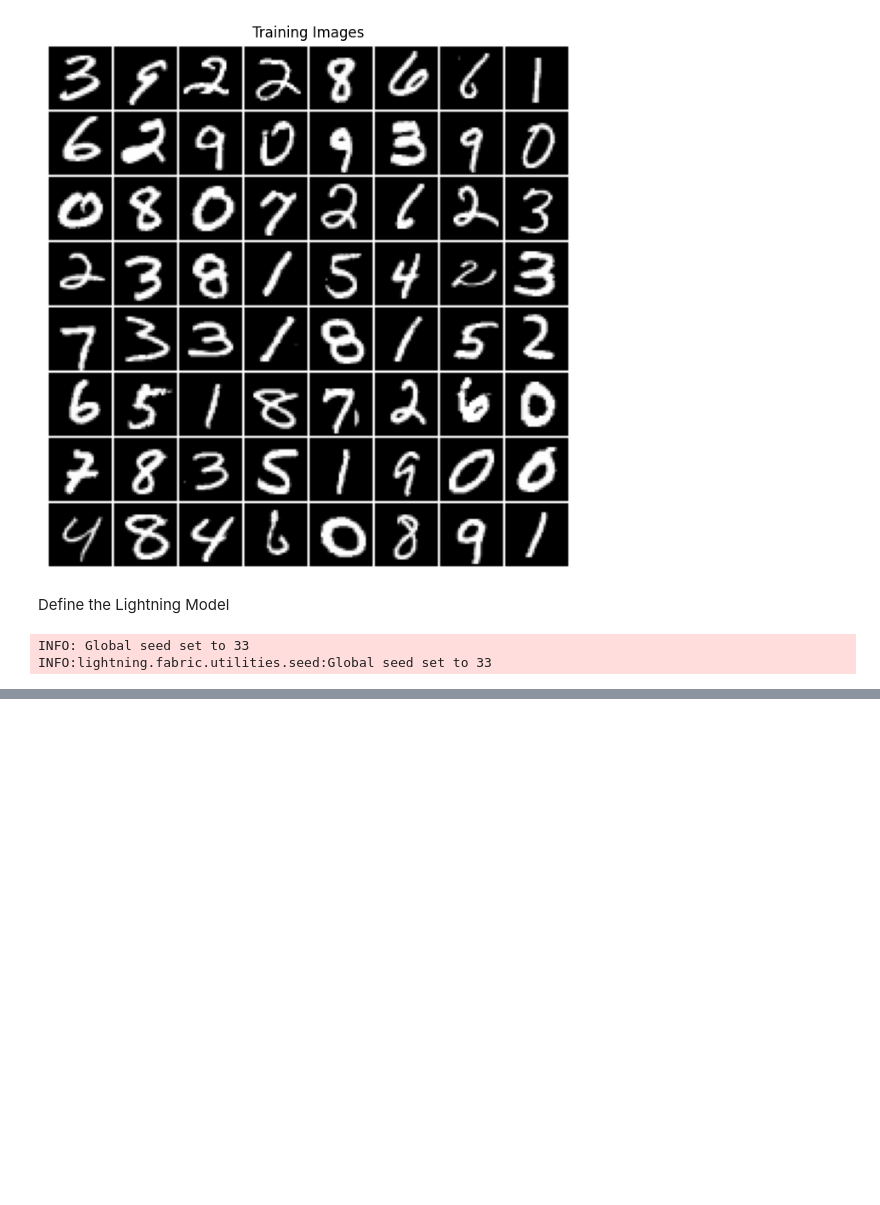
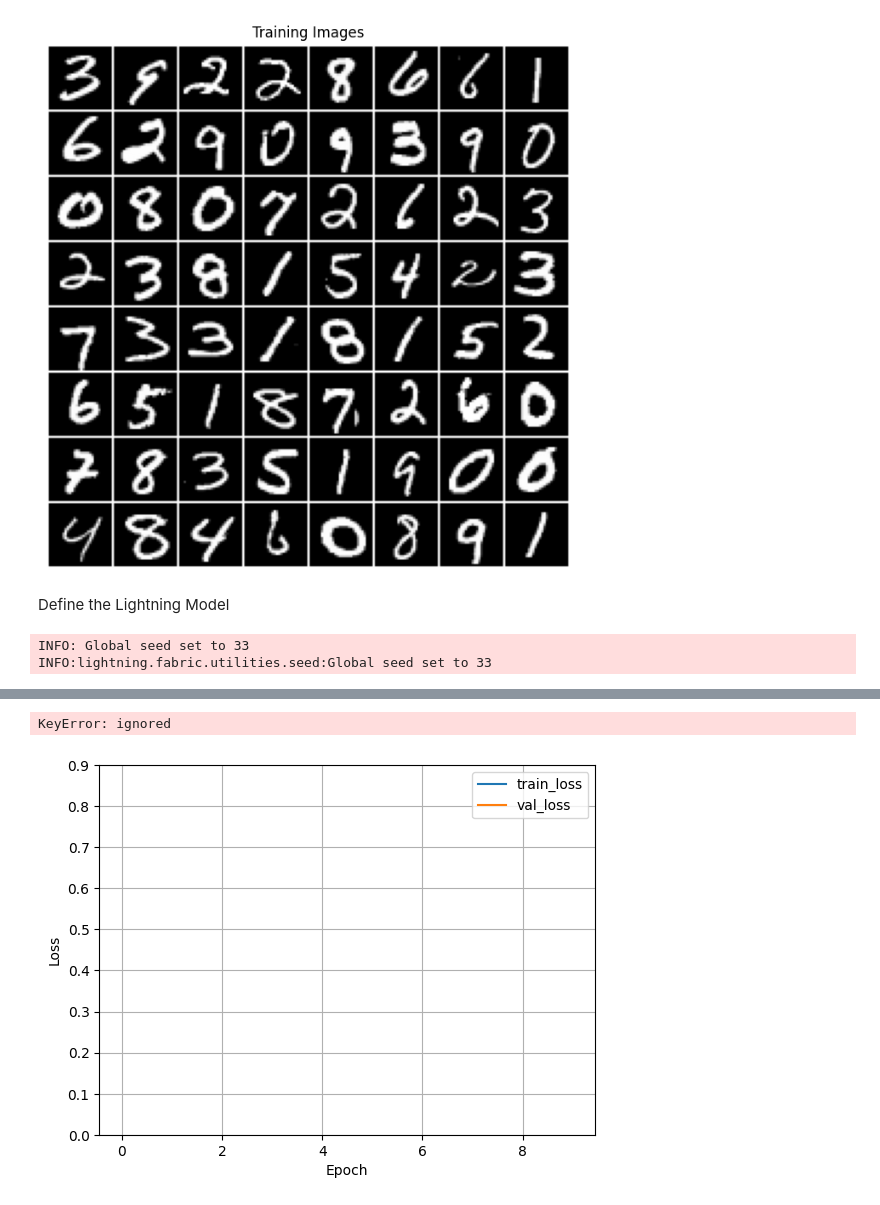
Before and after one commit to ARKA1112/dl-fundamentals, a Jupyter notebook: self7.4part2.ipynb, the cells around one changed output, grey strips where cells are left out. Saved outputs shown, nothing was run; the diff lists cells and outputs as text; code cells hidden in the pictures; blank space fills up the shorter version.

```diff
--- a/self7.4part2.ipynb
+++ b/self7.4part2.ipynb
@@ -243,21 +244,21 @@ class LightningModel(L.LightningModule):
     self.log('test_acc', self.test_acc)
 
   def configure_optimizers(self):
-    optimizer = torch.optim.SGD(self.parameters(), lr=self.learning_rate)
+    optimizer = torch.optim.AdamW(self.parameters(), lr=self.learning_rate)
     return optimizer
 # %%
 L.seed_everything(33)
 dm = MnistDataModule()
 
-generic_model = PyTorchMLP(num_features=28*28,num_classes=10)
+generic_model = PyTorchCNN(num_classes=10)
 lightning_model = LightningModel(model=generic_model,learning_rate = 0.1)
 # %% [output]
 INFO: Global seed set to 33
 INFO:lightning.fabric.utilities.seed:Global seed set to 33
 # %%
 trainer = L.Trainer(
-    max_epochs=20,
-    accelerator='cpu',
+    max_epochs=10,
+    accelerator='gpu',
     devices='auto',
     logger=CSVLogger(save_dir="logs/", name='my-model'),
     deterministic=True
@@ -296,2 +316,30 @@ INFO:lightning.pytorch.utilities.rank_zero:`Trainer.fit` stopped: `max_epochs=20
 # %%
-trainer
+def plot_loss_and_acc(
+    log_dir, loss_ylim=(0.0, 0.9), acc_ylim=(0.7, 1.0), save_loss=None, save_acc=None
+):
+
+    metrics = pd.read_csv(f"{log_dir}/metrics.csv")
+
+    aggreg_metrics = []
+    agg_col = "epoch"
+    for i, dfg in metrics.groupby(agg_col):
+        agg = dict(dfg.mean())
+        agg[agg_col] = i
+        aggreg_metrics.append(agg)
+
+    df_metrics = pd.DataFrame(aggreg_metrics)
+    df_metrics[["train_loss", "val_loss"]].plot(
+        grid=True, legend=True, xlabel="Epoch", ylabel="Loss"
+    )
+
+    plt.ylim(loss_ylim)
+    if save_loss is not None:
+        plt.savefig(save_loss)
+
+    df_metrics[["train_acc", "val_acc"]].plot(
+        grid=True, legend=True, xlabel="Epoch", ylabel="ACC"
+    )
+
+    plt.ylim(acc_ylim)
+    if save_acc is not None:
+        plt.savefig(save_acc)
@@ -299,0 +378,5 @@ NameError: ignored
+# %%
+plot_loss_and_acc(trainer.logger.log_dir)
+# %% [output]
+KeyError: ignored
+[figure, added]
```
Also changed, not shown: parts of 12 cells of this notebook.
